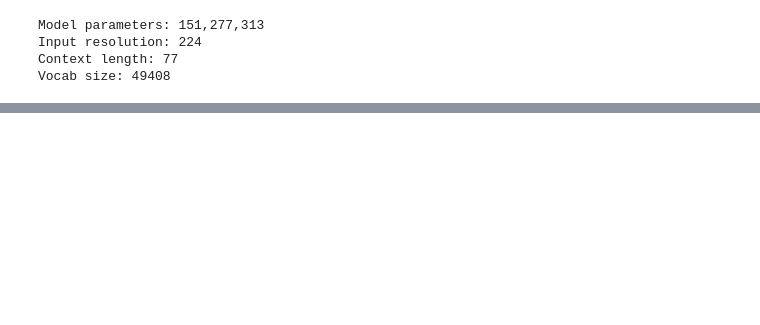
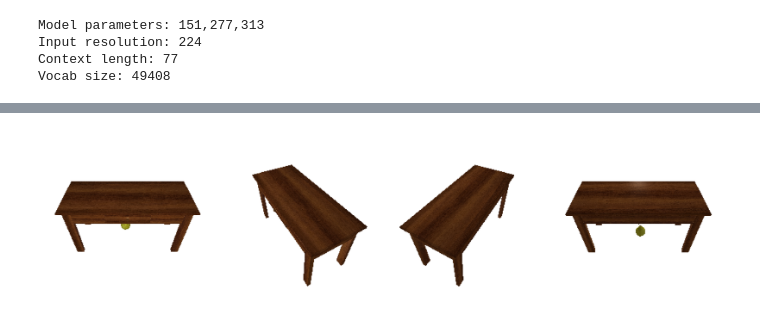
Before and after one commit to rosshalpin/clip-guided-scene-arrangement, a Jupyter notebook: DissertationProject_v0_0.ipynb, the cells around one changed output, grey strips where cells are left out. Drawn from its saved outputs; the diff is of its cells as text; code cells hidden in the pictures; blank space fills up the shorter version.

```diff
--- a/DissertationProject_v0_0.ipynb
+++ b/DissertationProject_v0_0.ipynb
@@ -520,14 +472,15 @@ plot_batch_individually(best_scene[0])
 from stable_baselines3 import PPO, A2C
 from stable_baselines3.common.env_util import make_vec_env
 from stable_baselines3.common.env_checker import check_env
+from stable_baselines3.common.vec_env import SubprocVecEnv
 
 env = CustomTrain([fruit_object, table_object], "A piece of fruit on a wooden table")
 check_env(env, warn=True)
 
-n_envs = 4
+n_envs = 2
 
 env = make_vec_env(lambda: env, n_envs=n_envs)
 # %%
-n_steps = 64
-total_timesteps = (n_steps * n_envs) * 10
-train_model = PPO('MlpPolicy', env, verbose=1, n_steps=n_steps).learn(n_eval_episodes=10, total_timesteps=total_timesteps)
+n_steps = 256
+total_timesteps = (n_steps * n_envs) * 5
+train_model = PPO('MlpPolicy', env, verbose=1, n_steps=n_steps).learn(n_eval_episodes=64, total_timesteps=total_timesteps)
@@ -534,15 +489,16 @@ train_model = PPO('MlpPolicy', env, verbose=1, n_steps=n_steps).learn(n_eval_epi
 # %%
 # Test the trained agent
 obs = env.reset()
-n_steps = 10
+n_steps = 200
 _info = None
 for step in range(n_steps):
-  cuda.close()
   action, _ = train_model.predict(obs, deterministic=True)
   obs, reward, done, info = env.step(action)
   _info = info
 
 image_grid(_info[0]["best"]["images"], rows=1, cols=4, rgb=True)
+# %% [output]
+[figure, added]
 # %%
 # from sb3_contrib import TRPO
 
```
Also changed, not shown: parts of 17 cells of this notebook.
